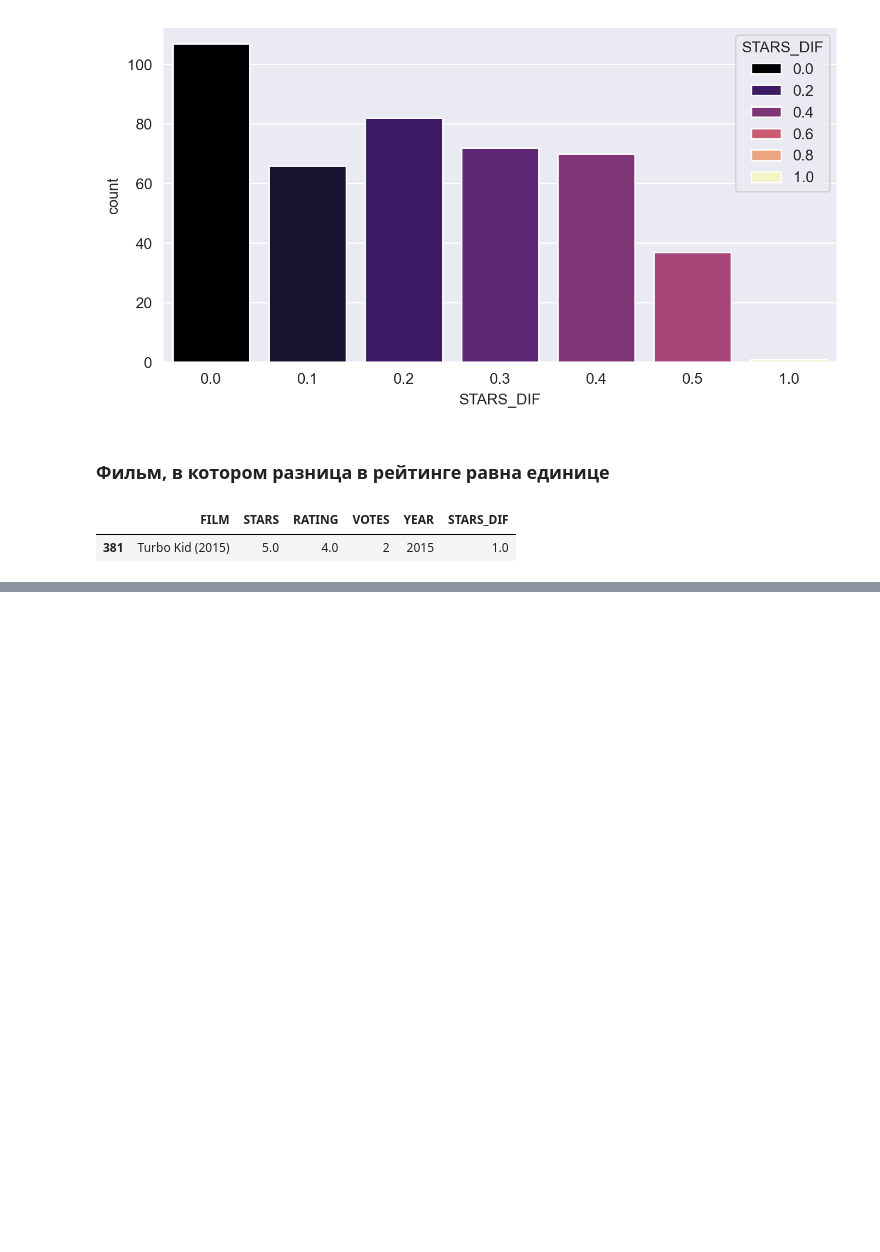
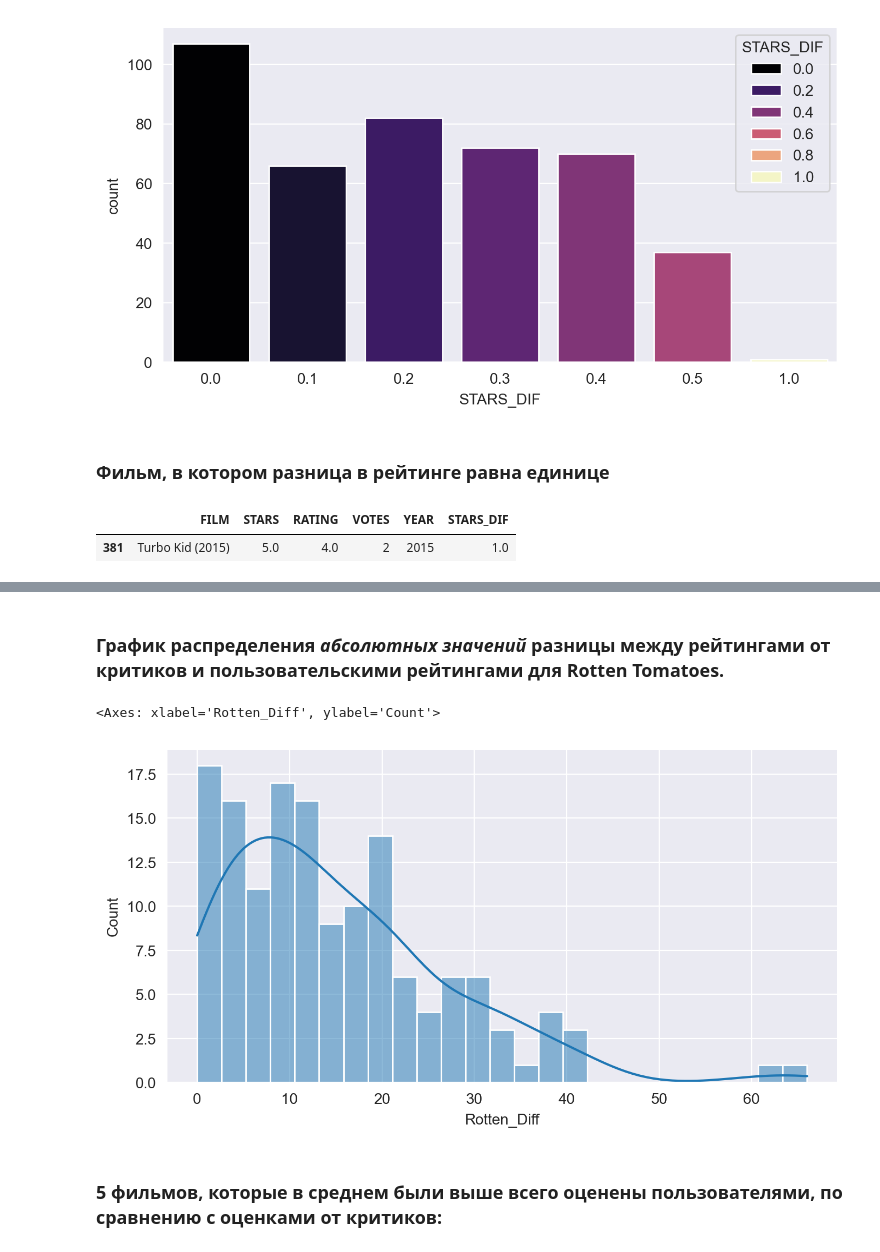
Before and after one commit to PaulNikolaev/data_visualization_project, a Jupyter notebook: data_visualization_project.ipynb, the cells around one changed output, grey strips where cells are left out. Drawn from its saved outputs; the diff is of its cells as text; code cells hidden in the pictures; blank space fills up the shorter version.

```diff
--- a/data_visualization_project.ipynb
+++ b/data_visualization_project.ipynb
@@ -148,0 +211,10 @@ fan_reviewed[fan_reviewed['STARS_DIF'] == 1]
+# %% [markdown]
+### График распределения *абсолютных значений* разницы между рейтингами от критиков и пользовательскими рейтингами для Rotten Tomatoes.
+# %%
+plt.figure(figsize=(8,4), dpi=200)
+sns.histplot(x=all_sites['Rotten_Diff'].apply(abs), kde=True, bins=25)
+# %% [output]
+<Axes: xlabel='Rotten_Diff', ylabel='Count'>
+[figure, added]
+# %% [markdown]
+### 5 фильмов, которые в среднем были  выше всего оценены пользователями, по сравнению с оценками от критиков:
```
Also changed, not shown: parts of 24 cells of this notebook.
